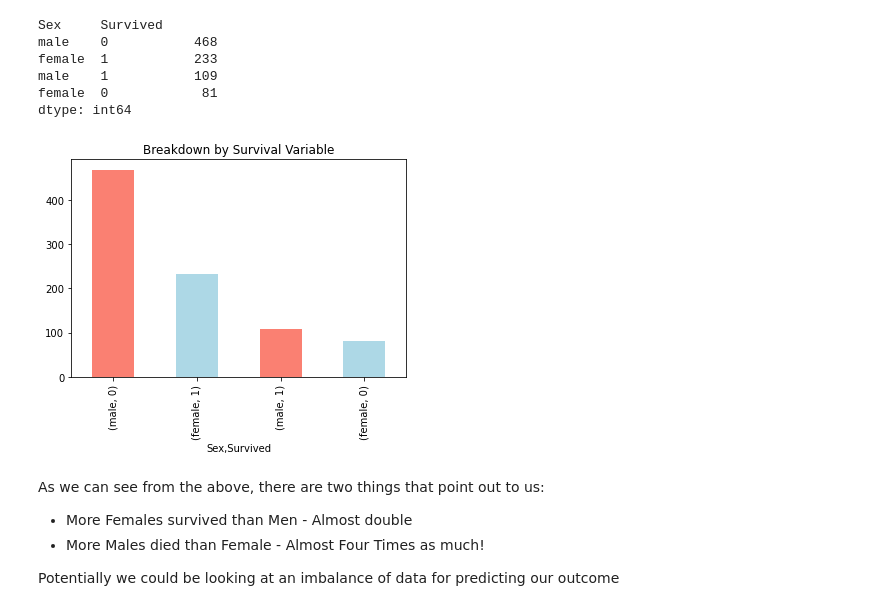
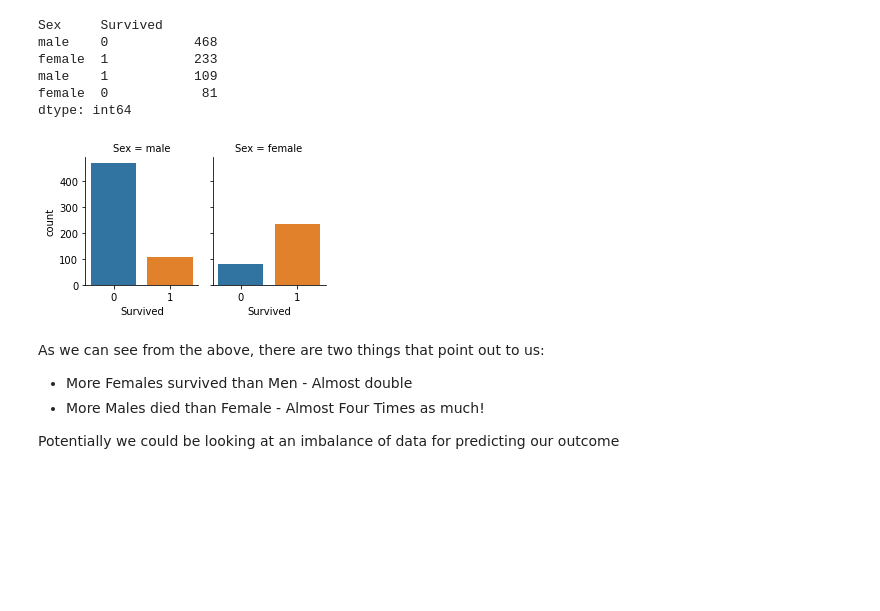
Before and after one commit to af2022/titanic_classifier_project, a Jupyter notebook: Notebooks/1_Exploratory_Data_Analysis.ipynb, the cells around one changed output. Cells and saved outputs as stored; diff of their text form; code cells hidden in the pictures; blank space fills up the shorter version.

Commit message:
created new sns seaborn plot for the split of the target feature

```diff
--- a/Notebooks/1_Exploratory_Data_Analysis.ipynb
+++ b/Notebooks/1_Exploratory_Data_Analysis.ipynb
@@ -260,11 +260,12 @@ female  1           233
 male    1           109
 female  0            81
 dtype: int64
-# %%
-sex_survived.plot(kind = "bar", color = ["salmon", "lightblue"])
-plt.title('Breakdown by Survival Variable');
-# %% [output]
-[figure, removed]
+# %%
+sns.catplot(x="Survived", col="Sex", col_wrap=2,
+                data=training_df[training_df.Sex.notnull()],
+                kind="count", height=2.5, aspect=.8);
+# %% [output]
+[figure, added]
 # %% [markdown]
 As we can see from the above, there are two things that point out to us:
 * More Females survived than Men - Almost double
```
